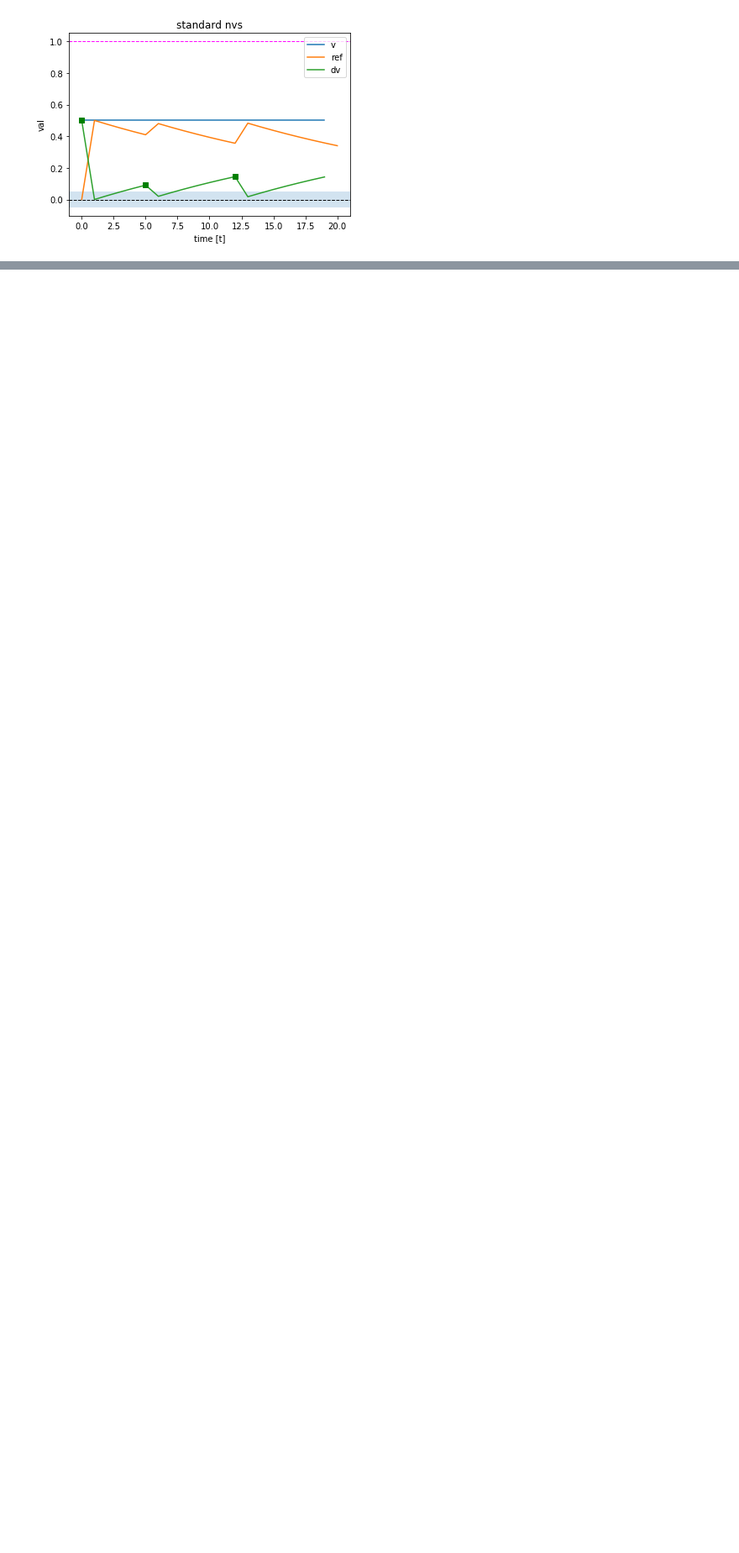
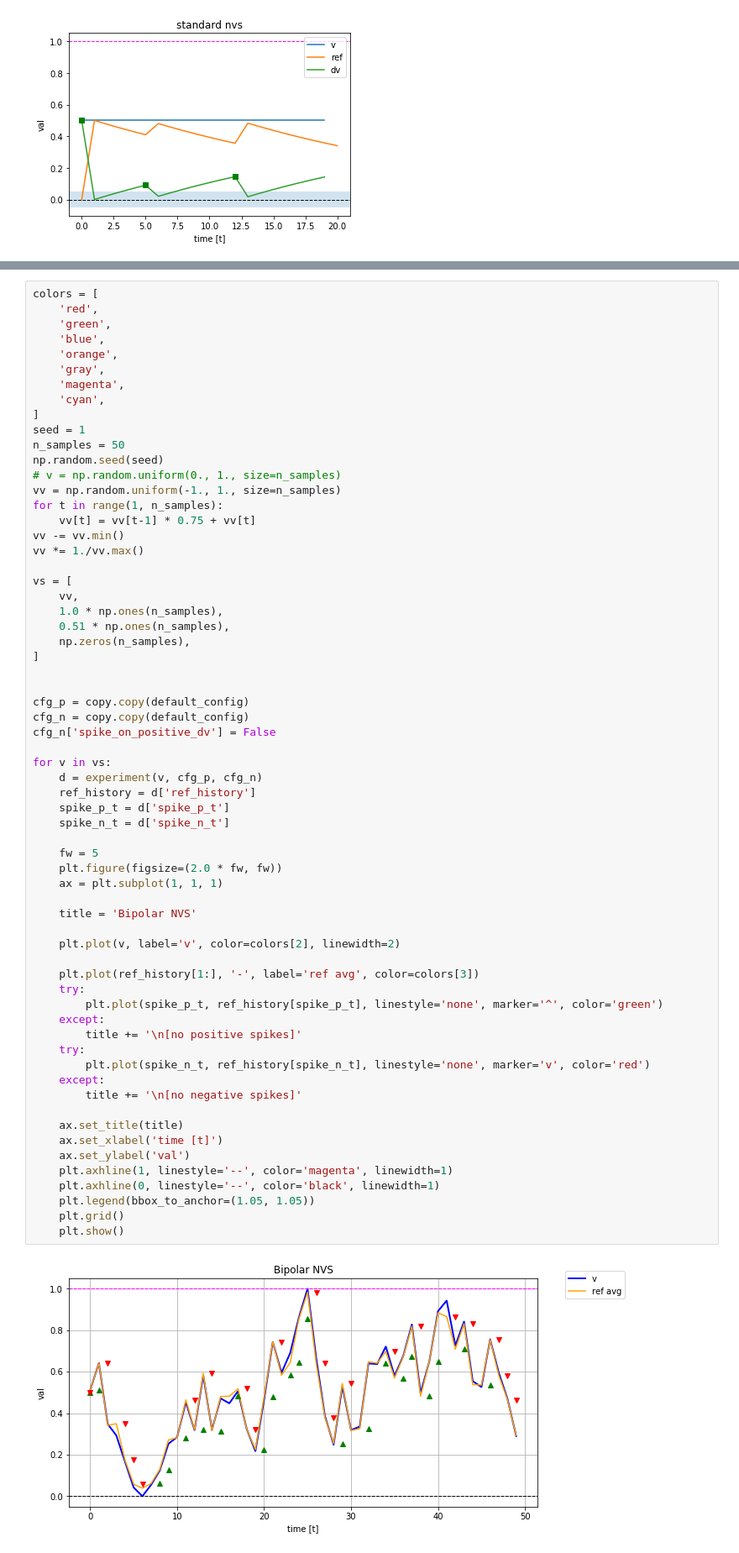
Before and after one commit to chanokin/convert_to_roc, a Jupyter notebook: color_encoding_notebooks/bi-nvs.ipynb, the cells around one changed output, grey strips where cells are left out. Shown: that part at 84% size. Drawn from its saved outputs; the diff is of its cells as text; blank space fills up the shorter version.

```diff
--- a/color_encoding_notebooks/bi-nvs.ipynb
+++ b/color_encoding_notebooks/bi-nvs.ipynb
@@ -315,0 +413,66 @@ plt.show()
+# %%
+colors = [
+    'red',
+    'green',
+    'blue',
+    'orange',
+    'gray',
+    'magenta',
+    'cyan',
+]
+seed = 1
+n_samples = 50
+np.random.seed(seed)
+# v = np.random.uniform(0., 1., size=n_samples)
+vv = np.random.uniform(-1., 1., size=n_samples)
+for t in range(1, n_samples):
+    vv[t] = vv[t-1] * 0.75 + vv[t]
+vv -= vv.min()
+vv *= 1./vv.max()
+
+vs = [
+    vv,
+    1.0 * np.ones(n_samples),
+    0.51 * np.ones(n_samples),
+    np.zeros(n_samples),
+]
+
+
+cfg_p = copy.copy(default_config)
+cfg_n = copy.copy(default_config)
+cfg_n['spike_on_positive_dv'] = False
+
+for v in vs:
+    d = experiment(v, cfg_p, cfg_n)
+    ref_history = d['ref_history']
+    spike_p_t = d['spike_p_t']
+    spike_n_t = d['spike_n_t']
+
+    fw = 5
+    plt.figure(figsize=(2.0 * fw, fw))
+    ax = plt.subplot(1, 1, 1)
+
+    title = 'Bipolar NVS'
+
+    plt.plot(v, label='v', color=colors[2], linewidth=2)
+
+    plt.plot(ref_history[1:], '-', label='ref avg', color=colors[3])
+    try:
+        plt.plot(spike_p_t, ref_history[spike_p_t], linestyle='none', marker='^', color='green')
+    except:
+        title += '\n[no positive spikes]'
+    try:
+        plt.plot(spike_n_t, ref_history[spike_n_t], linestyle='none', marker='v', color='red')
+    except:
+        title += '\n[no negative spikes]'
+
+    ax.set_title(title)
+    ax.set_xlabel('time [t]')
+    ax.set_ylabel('val')
+    plt.axhline(1, linestyle='--', color='magenta', linewidth=1)
+    plt.axhline(0, linestyle='--', color='black', linewidth=1)
+    plt.legend(bbox_to_anchor=(1.05, 1.05))
+    plt.grid()
+    plt.show()
+# %% [output]
+[figure, added]
```
Also changed, not shown: parts of 5 cells of this notebook.
